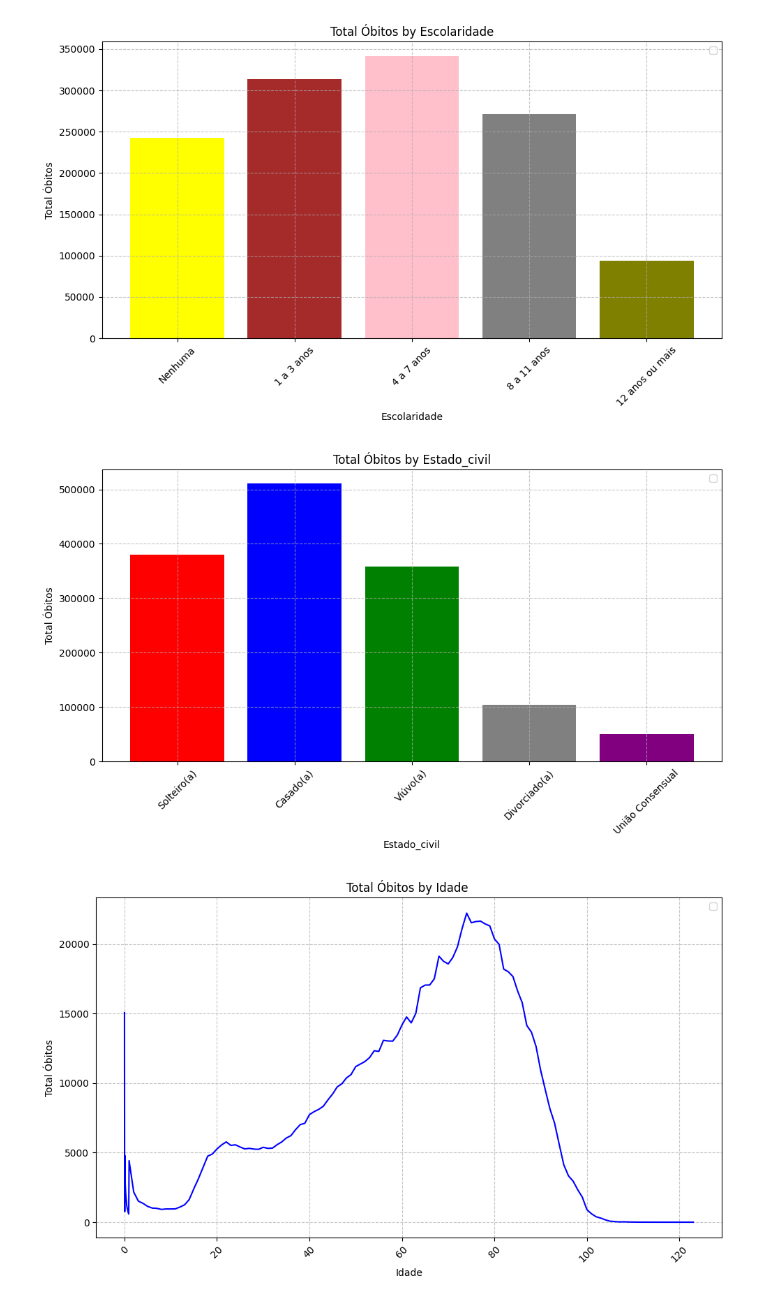
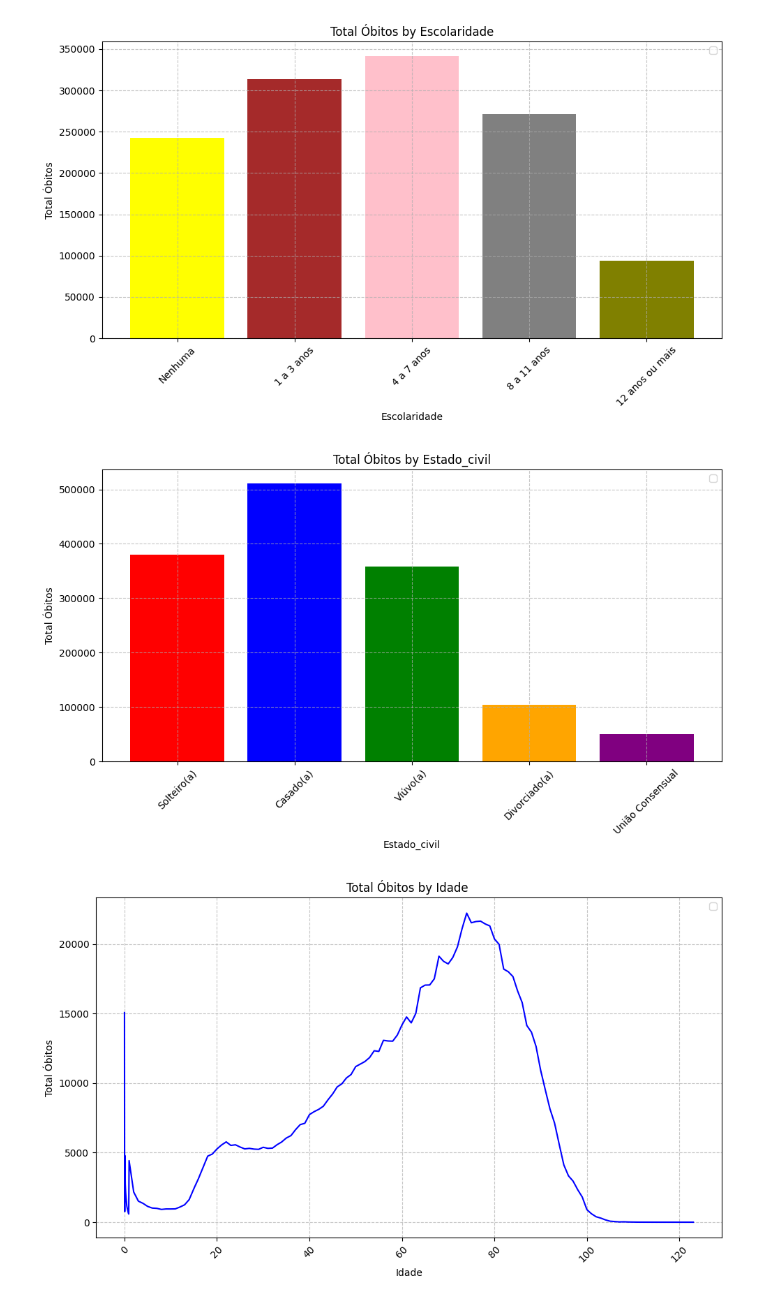
Before and after one commit to LabMA-UFRJ/dashboard_sim, a Jupyter notebook: main.ipynb, the cells around one changed output. Drawn from its saved outputs; the diff is of its cells as text; code cells hidden in the pictures.

```diff
--- a/main.ipynb
+++ b/main.ipynb
@@ -14,10 +14,10 @@ file_path = "//Projetos2/Wrk/SIM-DATASUS/MICRODADOS/SIM-DATASUS-2020.csv"
 data = view_data(file_path)
 
 dictionary_colors = {
-    'estado_civil': {'1': 'red', '2': 'blue', '3': 'green', '5': 'orange', '5': 'purple'},
+    'estado_civil': {'1': 'red', '2': 'blue', '3': 'green', '4': 'orange', '5': 'purple'},
     'sexo': {'1': 'cyan', '2': 'magenta'},
     'escolaridade': {'1': 'yellow', '2': 'brown', '3': 'pink', '4': 'gray', '5': 'olive'},
-    'raca_cor': {'1': 'darkgreen', '2': 'navy', '3': 'gold', '4': 'maroon', '5': 'red'}
+    'raca_cor': {'1': 'darkgreen', '2': 'navy', '3': 'yellow', '4': 'maroon', '5': 'red'}
 }
 
 dictionary_labels = {
@@ -140,34 +140,38 @@ def total_deaths_by_category(data, category, dictionary_colors, dictionary_label
 
     df_cat['cat_str'] = df_cat[category].apply(_normalize_key)
     # Map colors and labels, and ensure missing colors get a safe default
     df_cat['colors'] = df_cat['cat_str'].map(dictionary_colors.get(category, {})).fillna('gray')
     df_cat['label'] = df_cat['cat_str'].map(dictionary_labels.get(category, {}))
 
     # Remove rows with NaN labels (unmapped values)
     df_cat = df_cat.dropna(subset=['label'])
 
     return df_cat
 
+total_deaths = {}
+
 # Plot for every subsector
 for subsector in subsectors:
     df_cat = total_deaths_by_category(data, subsector, dictionary_colors, dictionary_labels)
+
+    total_deaths[subsector] = df_cat.set_index('label')['total_obitos'].to_dict()
     # Use the human-friendly label for the x axis and a cleaned color list (no NaN)
     plot_data(
         df_cat,
         x='label',
         y='total_obitos',
         kind='bar',
         title=f'Total Óbitos by {subsector.capitalize()}',
         xlabel=subsector.capitalize(),
         ylabel='Total Óbitos',
         color=df_cat['colors'].tolist(),
         figsize=(10, 6)
     )
 # %% [output]
 [figure]
 [figure]
 [figure]
-[figure, old version]
+[figure, new version]
 # %%
 df_filtered = data.groupby('idade').size().reset_index(name='total_obitos')
 plot_data(df_filtered, x='idade', y='total_obitos', kind='line', title=f'Total Óbitos by Idade ', xlabel='Idade', ylabel='Total Óbitos', color='blue', figsize=(10, 6))
```
Also changed, not shown: parts of 9 cells of this notebook, 2 other files.
